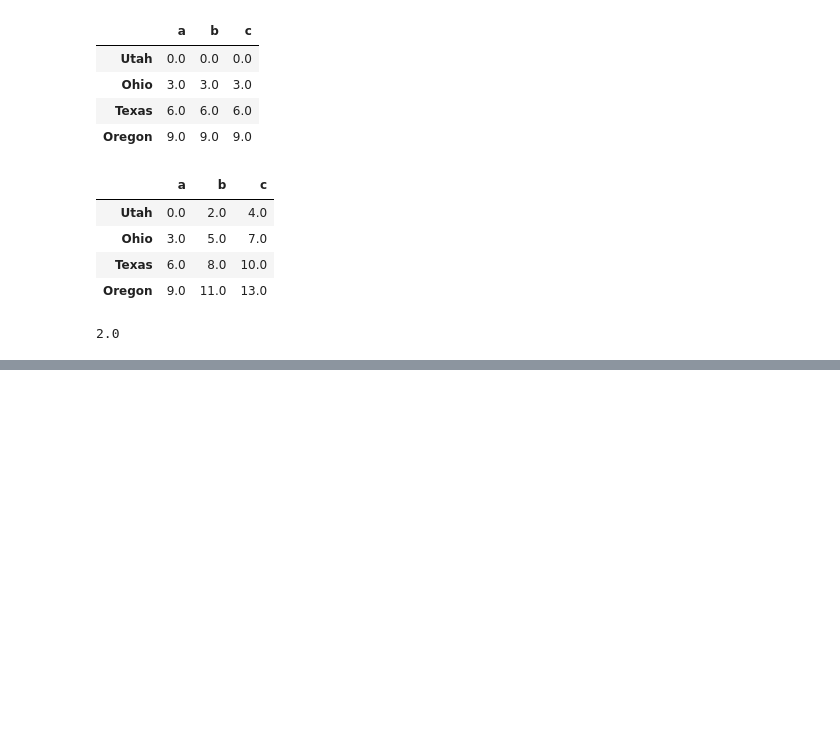
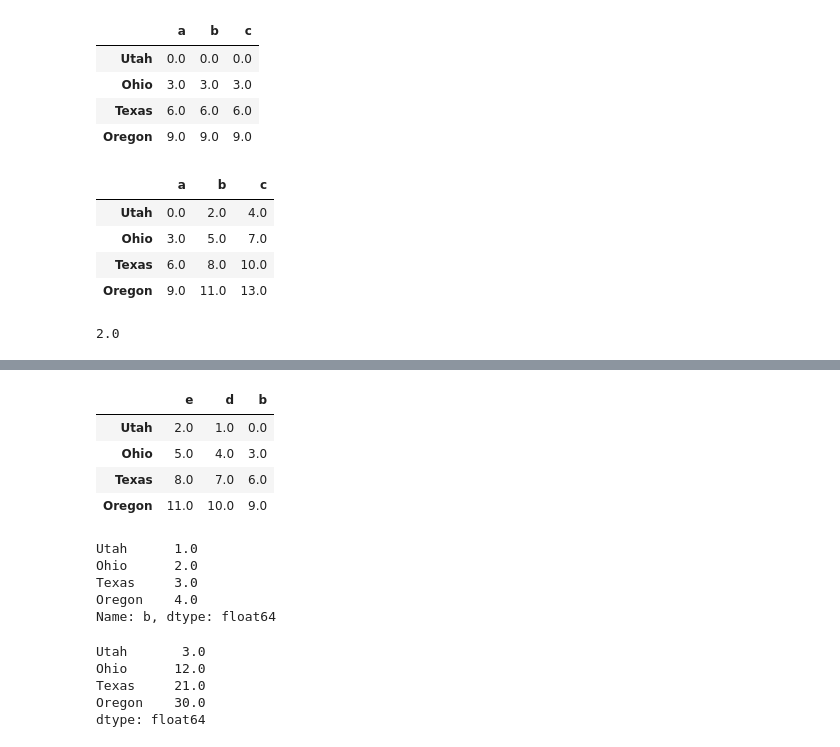
Before and after one commit to crazyrunsnail/DataAnalysis, a Jupyter notebook: DataAnalysis_4_Pandas_Intro.ipynb, the cells around one changed output, grey strips where cells are left out. Cells and saved outputs as stored; diff of their text form; code cells hidden in the pictures; blank space fills up the shorter version.

```diff
--- a/DataAnalysis_4_Pandas_Intro.ipynb
+++ b/DataAnalysis_4_Pandas_Intro.ipynb
@@ -79,0 +108,32 @@ series.max()
+# %%
+#sort_index
+frame.sort_index()
+frame.sort_index(ascending=False)
+frame.sort_index(axis=1, ascending=False) # sort by b d e
+# %% [output]
+|  | e | d | b |
+| Utah | 2.0 | 1.0 | 0.0 |
+| Ohio | 5.0 | 4.0 | 3.0 |
+| Texas | 8.0 | 7.0 | 6.0 |
+| Oregon | 11.0 | 10.0 | 9.0 |
+# %%
+# Default sort_values used in series
+frame['b'].sort_values()
+frame.sort_values(by='e')
+frame['b'].rank(method='max')
+# %% [output]
+Utah      1.0
+Ohio      2.0
+Texas     3.0
+Oregon    4.0
+Name: b, dtype: float64
+# %%
+# stats
+frame.sum()
+frame.sum(axis=1, skipna=True)
+# %% [output]
+Utah       3.0
+Ohio      12.0
+Texas     21.0
+Oregon    30.0
+dtype: float64
```
Also changed, not shown: parts of 3 cells of this notebook, 12 other files.
